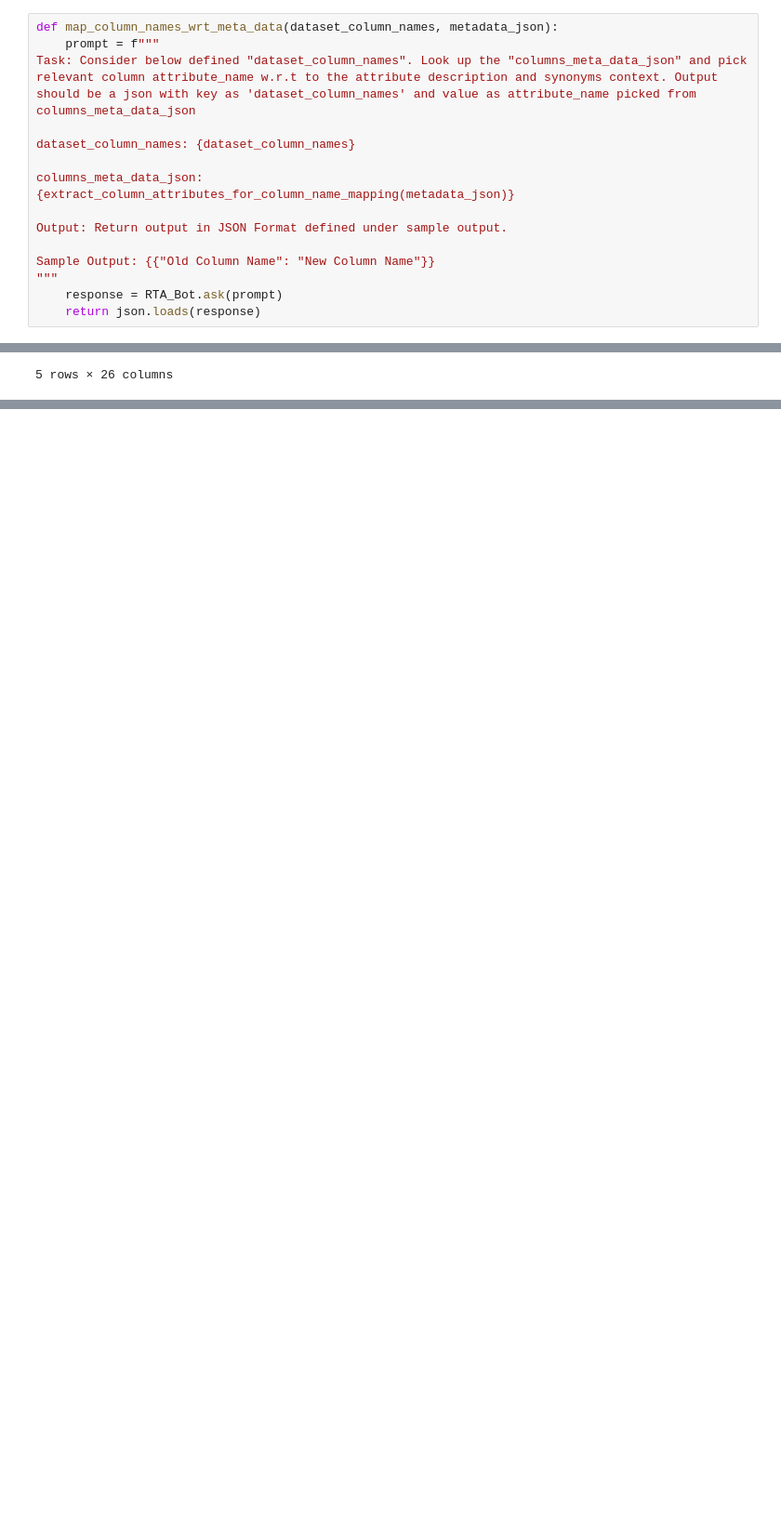
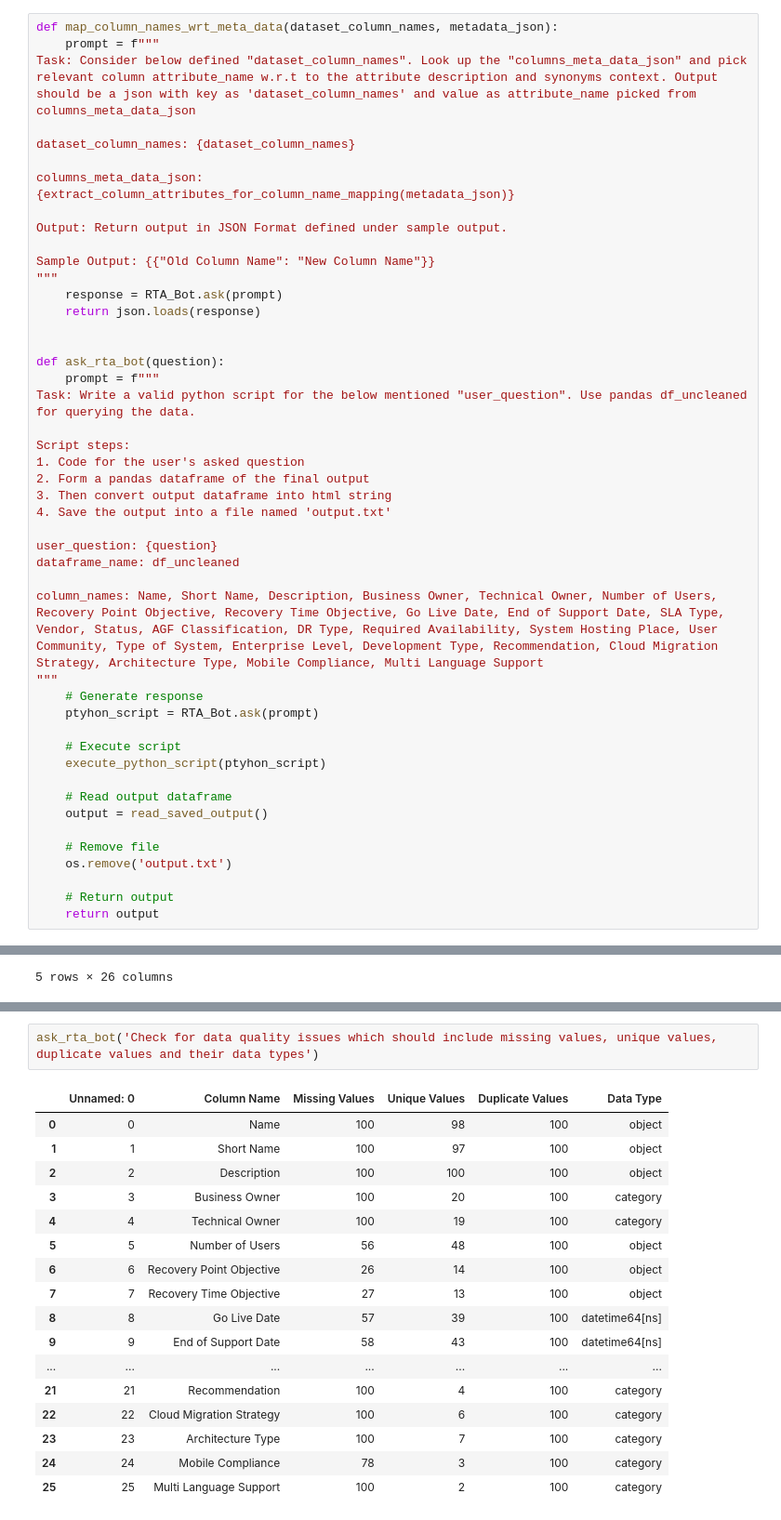
Before and after one commit to syedfaiqueali/Kaggle-Notebooks, a Jupyter notebook: data-cleaning.ipynb, the cells around one changed output, grey strips where cells are left out. Shown: that part at 93% size. Cells and saved outputs as stored; diff of their text form; blank space fills up the shorter version.

Commit message:
Kaggle Notebook | Data Cleaning, Transformation and Conversation | Version 13

```diff
--- a/data-cleaning.ipynb
+++ b/data-cleaning.ipynb
@@ -146,6 +162,37 @@ Sample Output: {{"Old Column Name": "New Column Name"}}
 """
     response = RTA_Bot.ask(prompt)
     return json.loads(response)
+
+
+def ask_rta_bot(question):
+    prompt = f"""
+Task: Write a valid python script for the below mentioned "user_question". Use pandas df_uncleaned for querying the data.
+
+Script steps:
+1. Code for the user's asked question
+2. Form a pandas dataframe of the final output
+3. Then convert output dataframe into html string
+4. Save the output into a file named 'output.txt'
+
+user_question: {question}
+dataframe_name: df_uncleaned
+
+column_names: Name, Short Name, Description, Business Owner, Technical Owner, Number of Users, Recovery Point Objective, Recovery Time Objective, Go Live Date, End of Support Date, SLA Type, Vendor, Status, AGF Classification, DR Type, Required Availability, System Hosting Place, User Community, Type of System, Enterprise Level, Development Type, Recommendation, Cloud Migration Strategy, Architecture Type, Mobile Compliance, Multi Language Support
+"""
+    # Generate response
+    ptyhon_script = RTA_Bot.ask(prompt)
+
+    # Execute script
+    execute_python_script(ptyhon_script)
+
+    # Read output dataframe
+    output = read_saved_output()
+
+    # Remove file
+    os.remove('output.txt')
+
+    # Return output
+    return output
 # %% [markdown]
 # Pipeline
 
@@ -378,0 +435,20 @@ df_uncleaned.head(5)
+# %%
+ask_rta_bot('Check for data quality issues which should include missing values, unique values, duplicate values and their data types')
+# %% [output]
+|  | Unnamed: 0 | Column Name | Missing Values | Unique Values | Duplicate Values | Data Type |
+| 0 | 0 | Name | 100 | 98 | 100 | object |
+| 1 | 1 | Short Name | 100 | 97 | 100 | object |
+| 2 | 2 | Description | 100 | 100 | 100 | object |
+| 3 | 3 | Business Owner | 100 | 20 | 100 | category |
+| 4 | 4 | Technical Owner | 100 | 19 | 100 | category |
+| 5 | 5 | Number of Users | 56 | 48 | 100 | object |
+| 6 | 6 | Recovery Point Objective | 26 | 14 | 100 | object |
+| 7 | 7 | Recovery Time Objective | 27 | 13 | 100 | object |
+| 8 | 8 | Go Live Date | 57 | 39 | 100 | datetime64[ns] |
+| 9 | 9 | End of Support Date | 58 | 43 | 100 | datetime64[ns] |
+| ... | ... | ... | ... | ... | ... | ... |
+| 21 | 21 | Recommendation | 100 | 4 | 100 | category |
+| 22 | 22 | Cloud Migration Strategy | 100 | 6 | 100 | category |
+| 23 | 23 | Architecture Type | 100 | 7 | 100 | category |
+| 24 | 24 | Mobile Compliance | 78 | 3 | 100 | category |
+| 25 | 25 | Multi Language Support | 100 | 2 | 100 | category |
```
Also changed, not shown: parts of 5 cells of this notebook.
